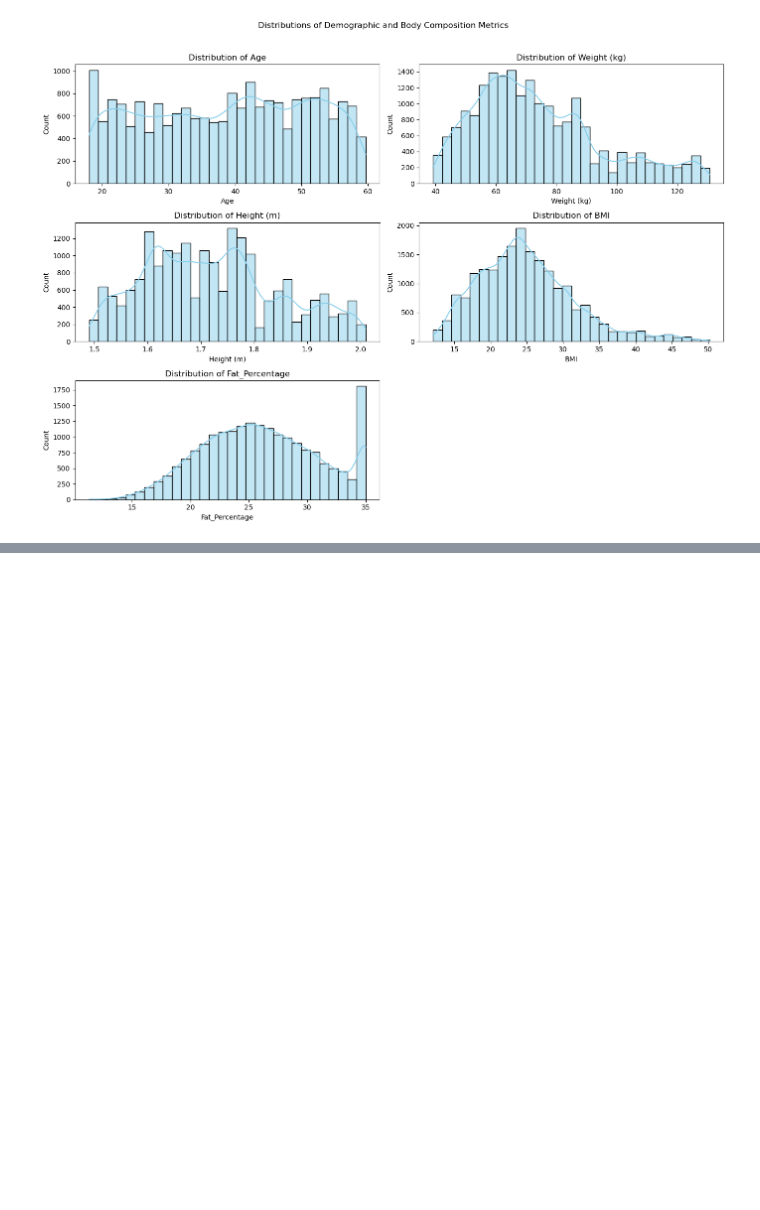
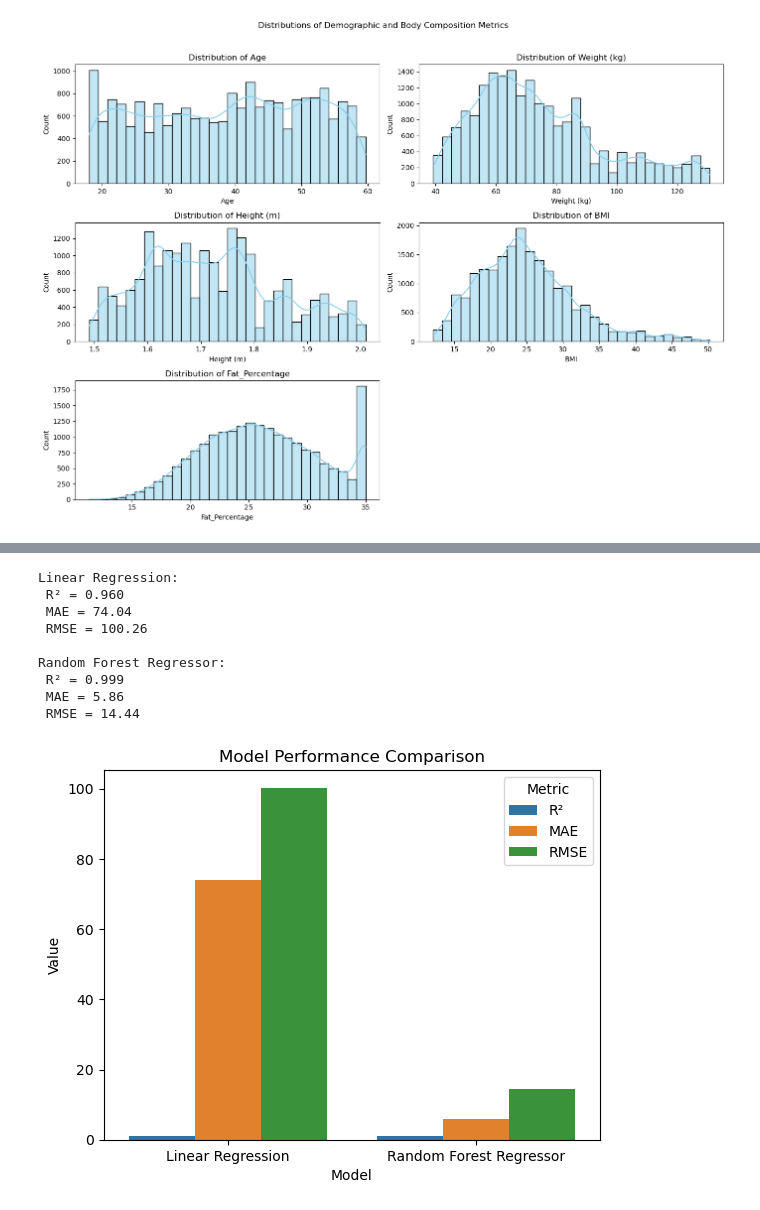
Before and after one commit to dishasanthosh/Group_2_IMT574, a Jupyter notebook: Group 2_Final Project_IMT 574.ipynb, the cells around one changed output, grey strips where cells are left out. Saved outputs shown, nothing was run; the diff lists cells and outputs as text; code cells hidden in the pictures; blank space fills up the shorter version.

```diff
--- a/Group 2_Final Project_IMT 574.ipynb
+++ b/Group 2_Final Project_IMT 574.ipynb
@@ -89,0 +165,31 @@ plt.show()
+# %%
+from sklearn.metrics import root_mean_squared_error
+
+
+def evaluate_model(name, y_test, y_pred):
+    r2 = r2_score(y_test, y_pred)
+    mae = mean_absolute_error(y_test, y_pred)
+    rmse = sqrt(mean_squared_error(y_test, y_pred))
+    print(f"{name}:\n R² = {r2:.3f}\n MAE = {mae:.2f}\n RMSE = {rmse:.2f}\n")
+    return {'Model': name, 'R²': r2, 'MAE': mae, 'RMSE': rmse}
+
+results = []
+results.append(evaluate_model("Linear Regression", y_test, y_pred_model1))
+results.append(evaluate_model("Random Forest Regressor", y_test, y_pred_model2))
+
+results_df = pd.DataFrame(results)
+sns.barplot(data=results_df.melt(id_vars='Model', var_name='Metric', value_name='Value'),
+            x='Model', y='Value', hue='Metric')
+plt.title("Model Performance Comparison")
+plt.show()
+# %% [output]
+Linear Regression:
+ R² = 0.960
+ MAE = 74.04
+ RMSE = 100.26
+
+Random Forest Regressor:
+ R² = 0.999
+ MAE = 5.86
+ RMSE = 14.44
+[figure, added]
```
Also changed, not shown: parts of 14 cells of this notebook.
